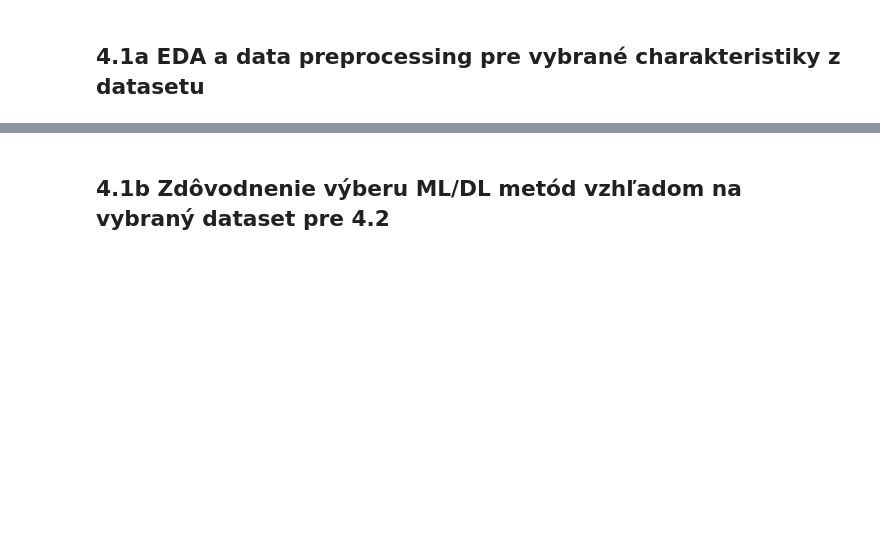
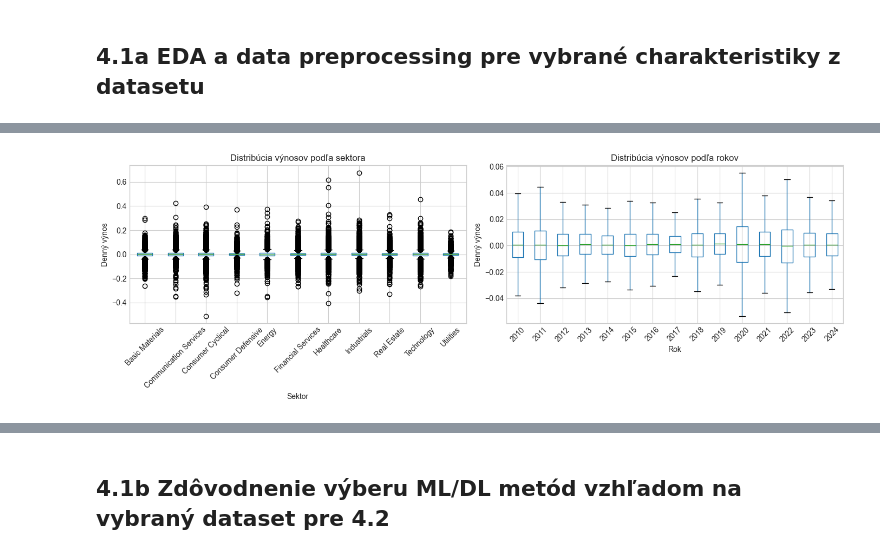
Before and after one commit to johannatilesova/IAU-project, a Jupyter notebook: bonus/sp500stocks.ipynb, the cells around one changed output, grey strips where cells are left out. Saved outputs shown, nothing was run; the diff lists cells and outputs as text; code cells hidden in the pictures; blank space fills up the shorter version.

```diff
--- a/bonus/sp500stocks.ipynb
+++ b/bonus/sp500stocks.ipynb
@@ -241,0 +300,3 @@ df_index.describe()
+# %%
+df_stocks['Date'] = pd.to_datetime(df_stocks['Date'])
+df_index['Date'] = pd.to_datetime(df_index['Date'])
@@ -241,0 +426,10 @@ df_index.describe()
+# %%
+# Výber akcií s 100% kompletnosťou (3768 dní)
+complete_stocks = stock_completeness[stock_completeness['Valid_Rows'] == 3768]['Symbol'].tolist()
+print(f"Počet akcií s kompletnými dátami: {len(complete_stocks)}")
+
+# Filtrovanie df_stocks na kompletné akcie
+df_clean = df_stocks[df_stocks['Symbol'].isin(complete_stocks)].copy()
+df_clean = df_clean.dropna(subset=['Close'])
+
+print(f"Shape čistého datasetu: {df_clean.shape}")
@@ -241,0 +634,27 @@ df_index.describe()
+# %%
+# C.5 Box plot a detekcia outlierov
+fig, axes = plt.subplots(1, 2, figsize=(14, 5))
+
+# Box plot výnosov podľa sektora
+df_with_sector.boxplot(column='Daily_Return', by='Sector', ax=axes[0],
+                        vert=True, showfliers=True)
+axes[0].set_title('Distribúcia výnosov podľa sektora')
+axes[0].set_xlabel('Sektor')
+axes[0].set_ylabel('Denný výnos')
+axes[0].tick_params(axis='x', rotation=45)
+plt.suptitle('')  # Odstránenie automatického titulku
+
+# Časový box plot - výnosy podľa rokov
+df_clean['Year'] = df_clean['Date'].dt.year
+yearly_boxplot = df_clean.boxplot(column='Daily_Return', by='Year', ax=axes[1],
+                                   vert=True, showfliers=False)
+axes[1].set_title('Distribúcia výnosov podľa rokov')
+axes[1].set_xlabel('Rok')
+axes[1].set_ylabel('Denný výnos')
+axes[1].tick_params(axis='x', rotation=45)
+plt.suptitle('')
+
+plt.tight_layout()
+plt.show()
+# %% [output]
+[figure, added]
```
Also changed, not shown: parts of 32 cells of this notebook.
